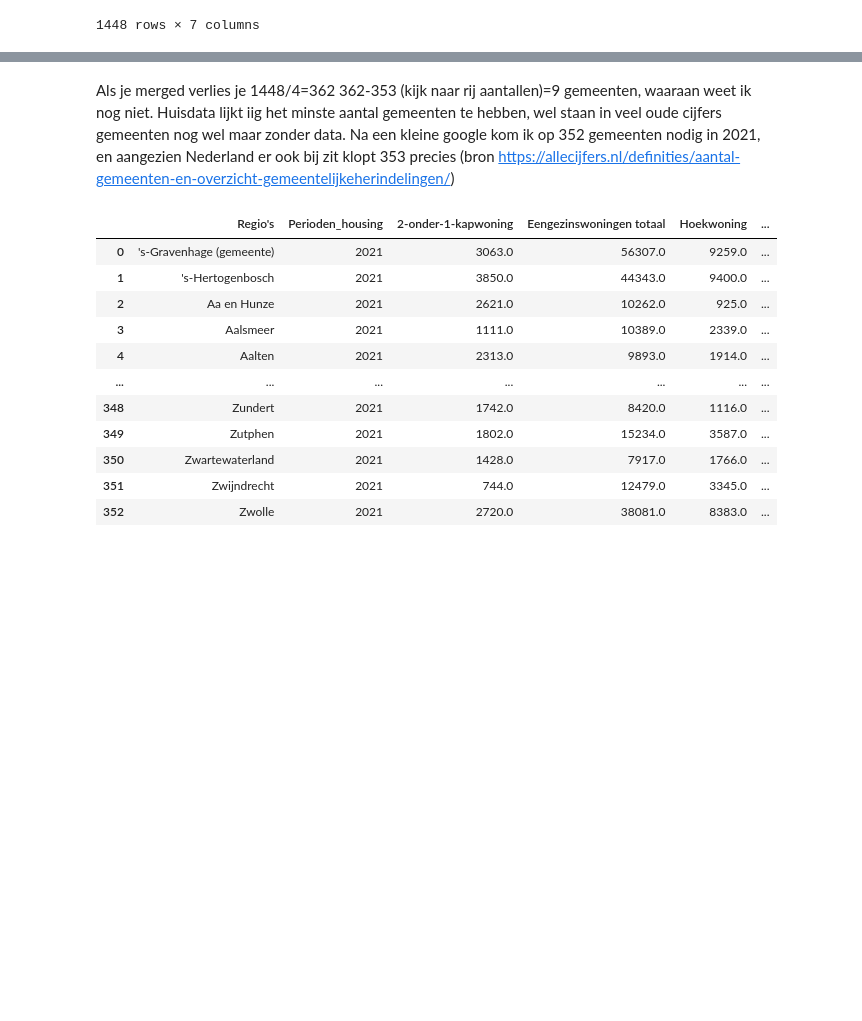
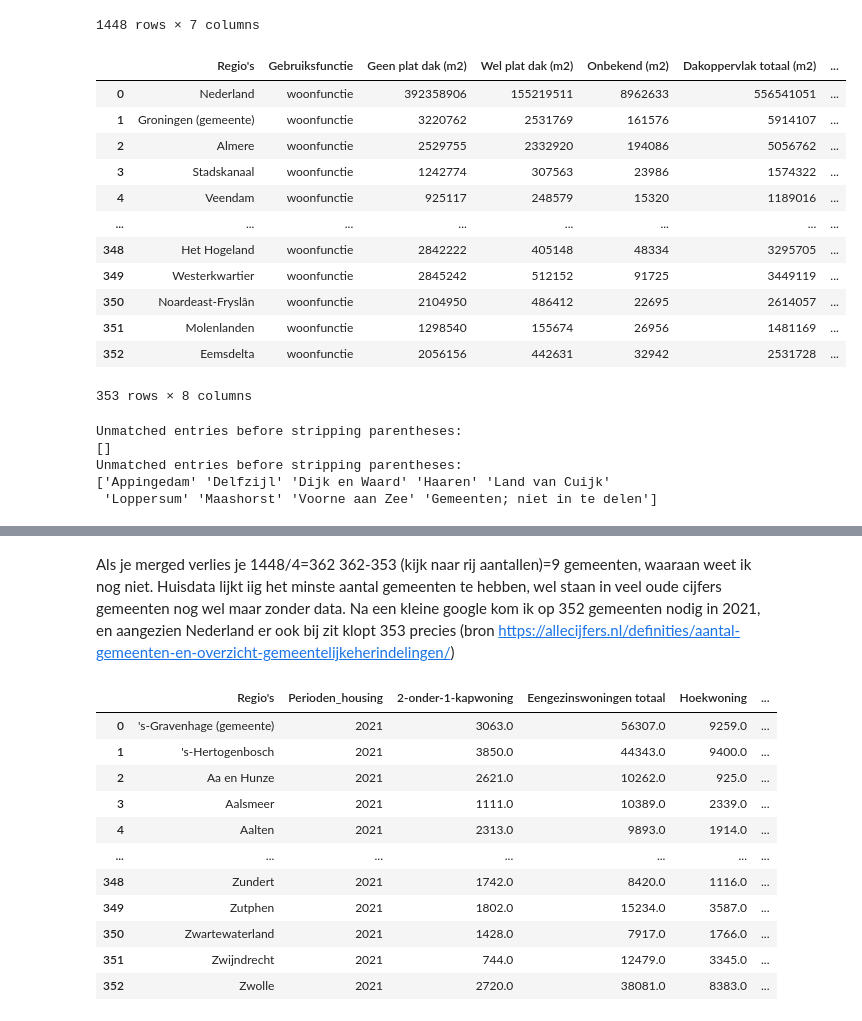
Before and after one commit to juliusj03/Spatial-data-science-solar, a Jupyter notebook: solar.ipynb, the cells around one changed output, grey strips where cells are left out. Drawn from its saved outputs; the diff is of its cells as text; code cells hidden in the pictures; blank space fills up the shorter version.

Commit message:
Voeg rooftops toe aan de database, gezeik uiteindelijk met de csv maar handmatig aangepast zodat de gemeenten klopten

```diff
--- a/solar.ipynb
+++ b/solar.ipynb
@@ -24,13 +25,15 @@ municipality_shapefile = "data/geo/gemeenten_2021_v3.shp"
 provinces_shapefile = "data/geo/GRS_1000_PROV_NL_V.shp"
 
 # Path to the relevant files
+municipality_names_path = "data/gemeenten2021.csv"
 housing_type_path = "data/woningtype_nieuw.csv"
 solar_path = "data/zonnestroom.csv"
+rooftop_path = "data/platdak.csv"
 IAPES_path = "data/IAPES.csv"
-municipality_names_path = "data/gemeenten2021.csv"
 # %%
 # Reading the other datasets as DataFrames
 municipality_names_df = pd.read_csv(municipality_names_path, header=0, delimiter=';')
 housing_type_df = pd.read_csv(housing_type_path, header=0, delimiter=';')
 solar_df = pd.read_csv(solar_path, header=0, delimiter=';')
+rooftop_df = pd.read_csv(rooftop_path, header=0, delimiter=';')
 IAPES_df = pd.read_csv(IAPES_path, header=0, delimiter=';')
@@ -252,6 +257,56 @@ display(solar_df)
 | 1446 | Alle economische activiteit en wo... | Gemeenten; niet in te delen | 2021 | 426.0 | 14389.0 | ... |
 | 1447 | Alle economische activiteit en wo... | Gemeenten; niet in te delen | 2022 | 509.0 | 17208.0 | ... |
 1448 rows × 7 columns
+# %%
+# Propagate 'Gemeentenaam 2021' downwards to fill NaN values
+rooftop_df['Gemeentenaam 2021'] = rooftop_df['Gemeentenaam 2021'].fillna(method='ffill')
+
+# Rename column to fit the common merge scheme
+rooftop_df = rooftop_df.rename(columns={'Gemeentenaam 2021': "Regio's"})
+
+# Drop the 'Gemeentenummer 2021' column
+rooftop_df = rooftop_df.drop(columns=['Gemeentenummer 2021'])
+
+# Only select homes since we are looking at consumer solar panels and possibilites
+rooftop_homes_df = rooftop_df[rooftop_df['Gebruiksfunctie'] == 'woonfunctie']
+
+rooftop_homes_df = rooftop_homes_df.reset_index(drop=True)
+
+rooftop_homes_df['Perioden'] = 2021
+
+# Calculate percentage flat roofs suitable for solar panels
+rooftop_homes_df['Flat roofs (%)'] = rooftop_homes_df['Wel plat dak (m2)'] / rooftop_homes_df['Dakoppervlak totaal (m2)'] * 100
+display(rooftop_homes_df)
+# %% [output]
+|  | Regio's | Gebruiksfunctie | Geen plat dak (m2) | Wel plat dak (m2) | Onbekend (m2) | Dakoppervlak totaal (m2) | ... |
+| 0 | Nederland | woonfunctie | 392358906 | 155219511 | 8962633 | 556541051 | ... |
+| 1 | Groningen (gemeente) | woonfunctie | 3220762 | 2531769 | 161576 | 5914107 | ... |
+| 2 | Almere | woonfunctie | 2529755 | 2332920 | 194086 | 5056762 | ... |
+| 3 | Stadskanaal | woonfunctie | 1242774 | 307563 | 23986 | 1574322 | ... |
+| 4 | Veendam | woonfunctie | 925117 | 248579 | 15320 | 1189016 | ... |
+| ... | ... | ... | ... | ... | ... | ... | ... |
+| 348 | Het Hogeland | woonfunctie | 2842222 | 405148 | 48334 | 3295705 | ... |
+| 349 | Westerkwartier | woonfunctie | 2845242 | 512152 | 91725 | 3449119 | ... |
+| 350 | Noardeast-Fryslân | woonfunctie | 2104950 | 486412 | 22695 | 2614057 | ... |
+| 351 | Molenlanden | woonfunctie | 1298540 | 155674 | 26956 | 1481169 | ... |
+| 352 | Eemsdelta | woonfunctie | 2056156 | 442631 | 32942 | 2531728 | ... |
+353 rows × 8 columns
+# %%
+# Step 1: Find unmatched entries
+unmatched_entries = rooftop_homes_df[~rooftop_homes_df["Regio's"].isin(solar_df["Regio's"])]
+print("Unmatched entries before stripping parentheses:")
+print(unmatched_entries["Regio's"].unique())
+
+# Step 1: Find unmatched entries
+unmatched_entries = solar_df[~solar_df["Regio's"].isin(rooftop_homes_df["Regio's"])]
+print("Unmatched entries before stripping parentheses:")
+print(unmatched_entries["Regio's"].unique())
+# %% [output]
+Unmatched entries before stripping parentheses:
+[]
+Unmatched entries before stripping parentheses:
+['Appingedam' 'Delfzijl' 'Dijk en Waard' 'Haaren' 'Land van Cuijk'
+ 'Loppersum' 'Maashorst' 'Voorne aan Zee' 'Gemeenten; niet in te delen']
 # %%
 display(IAPES_df)
 # %% [output]
```
Also changed, not shown: parts of 7 cells of this notebook, 1 other file.
